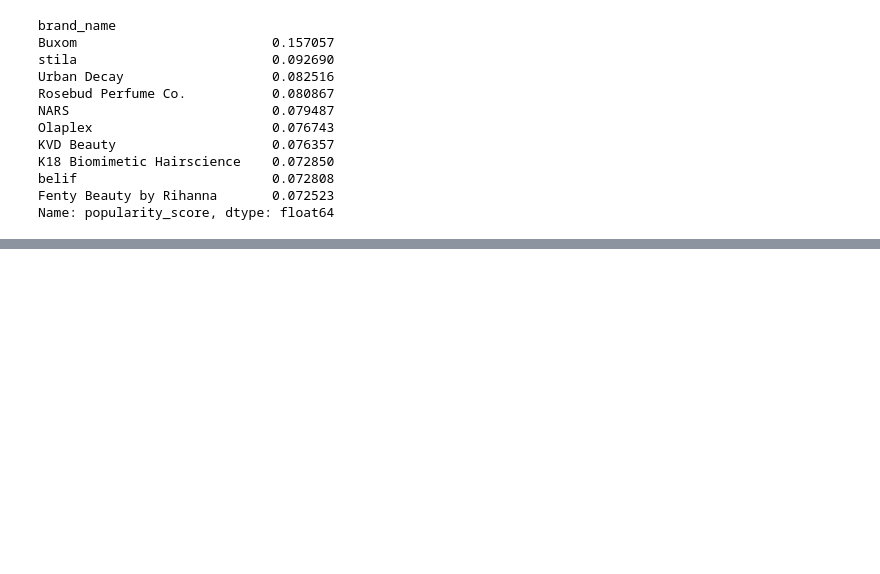
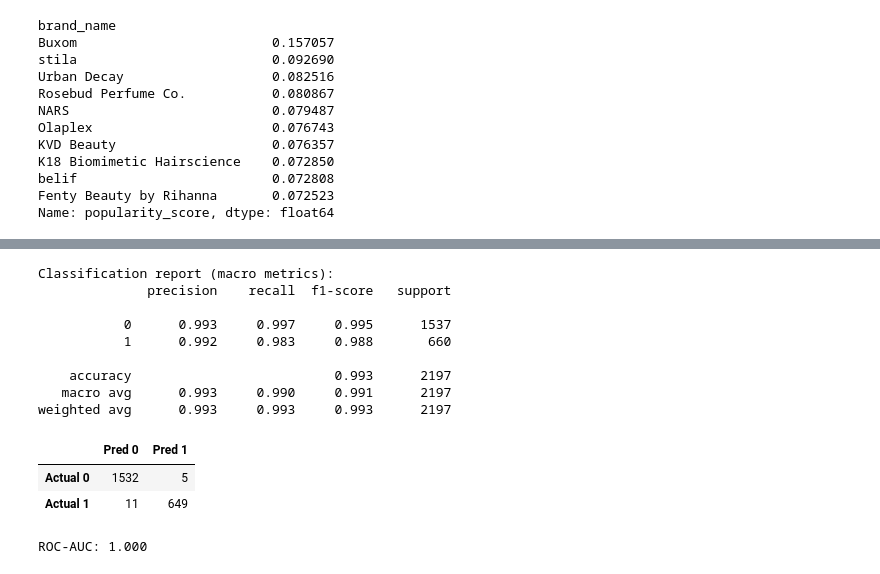
Before and after one commit to juliaaaloopez/visual_analytics_final_project, a Jupyter notebook: Final_project.ipynb, the cells around one changed output, grey strips where cells are left out. Cells and saved outputs as stored; diff of their text form; code cells hidden in the pictures; blank space fills up the shorter version.

```diff
--- a/EDA.ipynb
+++ b/Final_project.ipynb
@@ -1016,0 +1096,28 @@ Name: popularity_score, dtype: float64
+# %%
+y_pred = popularity_model.predict(X_test)
+y_proba = popularity_model.predict_proba(X_test)[:, 1]
+
+print("Classification report (macro metrics):")
+print(classification_report(y_test, y_pred, digits=3))
+
+cm = confusion_matrix(y_test, y_pred)
+cm_df = pd.DataFrame(
+    cm, index=["Actual 0","Actual 1"], columns=["Pred 0","Pred 1"]
+ )
+roc_auc = roc_auc_score(y_test, y_proba)
+display(cm_df)
+print(f"ROC-AUC: {roc_auc:.3f}")
+# %% [output]
+Classification report (macro metrics):
+              precision    recall  f1-score   support
+
+           0      0.993     0.997     0.995      1537
+           1      0.992     0.983     0.988       660
+
+    accuracy                          0.993      2197
+   macro avg      0.993     0.990     0.991      2197
+weighted avg      0.993     0.993     0.993      2197
+|  | Pred 0 | Pred 1 |
+| Actual 0 | 1532 | 5 |
+| Actual 1 | 11 | 649 |
+ROC-AUC: 1.000
```
Also changed, not shown: parts of 15 cells of this notebook, 1 other file.
